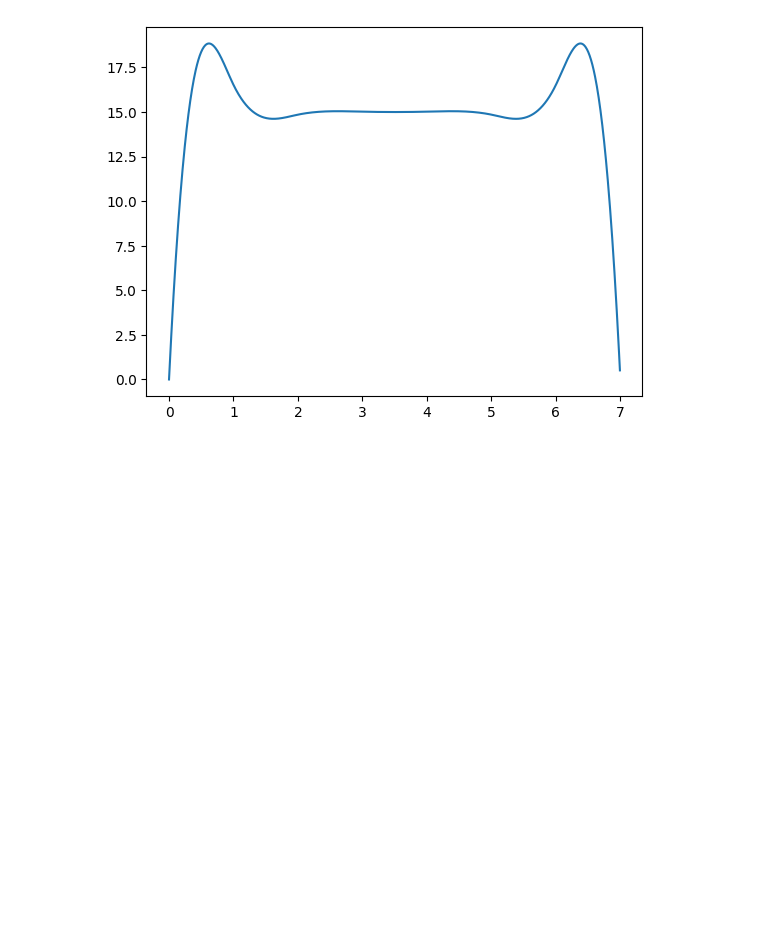
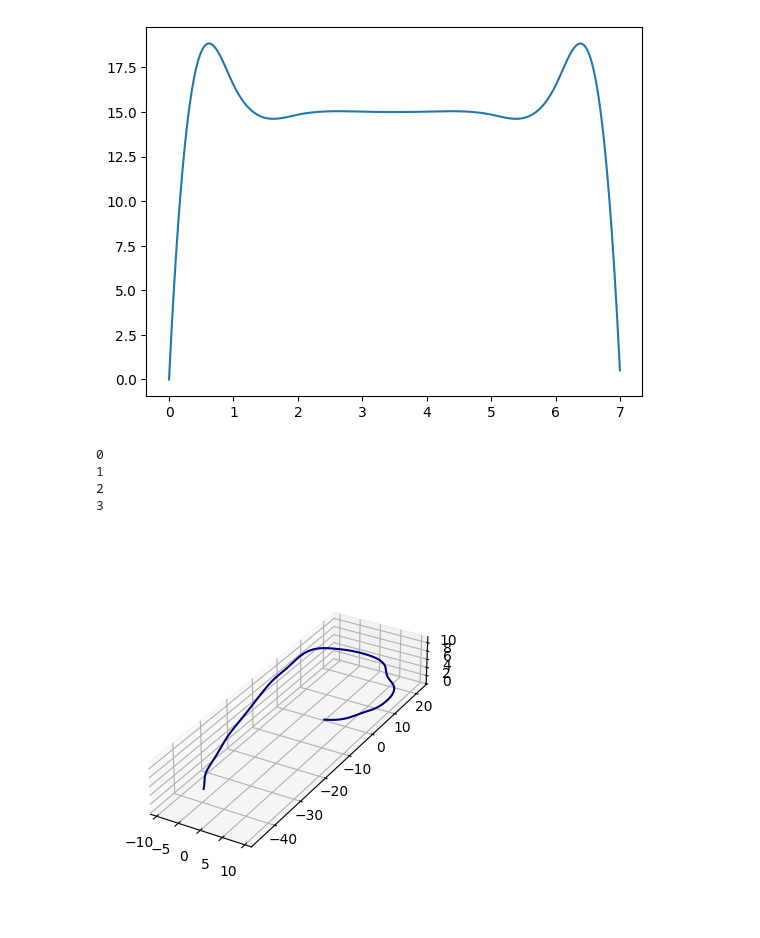
Before and after one commit to mbpeterson70/quadrotor_trajectory_optimization, a Jupyter notebook: trajectory_generator.ipynb, the cells around one changed output. Drawn from its saved outputs; the diff is of its cells as text; code cells hidden in the pictures; blank space fills up the shorter version.

Commit message:
put experimental code into traj gen notebook
Signed-off-by: Mason Peterson <mbpeterson70@gmail.com>

```diff
--- a/trajectory_generator.ipynb
+++ b/trajectory_generator.ipynb
@@ -84,3 +84,62 @@ plt.plot(t[:-1], xdot_vals)
 [figure]
 [<matplotlib.lines.Line2D at 0x...>]
 [figure]
+# %%
+waypoints = np.array([
+    [0.0, 0.0, 0.0],
+    [5.0, 2.0, 1.0],
+    [8.0, 5.0, 2.0],
+    [10.0, 10.0, 3.0],
+    [8.0, 15.0, 4.0],
+    [5.0, 18.0, 5.0],
+    [0.0, 20.0, 6.0],
+    [-5.0, 18.0, 7.0],
+    [-8.0, 15.0, 8.0],
+    [-10.0, 9.0, 9.0],
+    [-9.0, 2.0, 10.0],
+    [-8.0, -5.0, 11.0],
+    [-7.0, -14.0, 11.0],
+    [-6.0, -24.0, 10.0],
+    [-5.0, -32.0, 9.0],
+    [-4.0, -38.0, 8.0],
+    [-3.0, -42.0, 7.0],
+    [-2.0, -44.0, 6.0],
+]).T
+
+headings = np.linspace(0.0, 2*np.pi, 2*waypoints.shape[1]-3).tolist()
+for i in range(waypoints.shape[1]-3):
+    del headings[-3 - i]
+headings = np.array(headings)
+
+traj_gen = TrajectoryGenerator(waypoints, headings)
+traj_gen.solve()
+
+t = np.linspace(0, traj_gen.ts*traj_gen.m, 1000)
+
+
+x_vals = [traj_gen.eval_trajectory(t[idx], 0)[0] for idx in range(t.shape[0])]
+# plt.plot(t, x_vals)
+# plt.show()
+
+# x_vals = [traj_gen.eval_trajectory(t[idx], 2)[0] for idx in range(t.shape[0])]
+# plt.plot(t, x_vals)
+
+# x_vals = [traj_gen.eval_trajectory(t[idx], 3)[0] for idx in range(t.shape[0])]
+# plt.plot(t, x_vals)
+# plt.show()
+
+ax = plt.axes(projection='3d')
+
+# Data for a three-dimensional line
+x = [traj_gen.eval_trajectory(t[idx], 0)[0] for idx in range(t.shape[0])]
+y = [traj_gen.eval_trajectory(t[idx], 0)[1] for idx in range(t.shape[0])]
+z = [traj_gen.eval_trajectory(t[idx], 0)[2] for idx in range(t.shape[0])]
+ax.plot3D(x, y, z, 'navy')
+ax.set_aspect('equal')
+plt.show()
+# %% [output]
+0
+1
+2
+3
+[figure, added]
```
Also changed, not shown: parts of 1 cell of this notebook, 1 other file.
